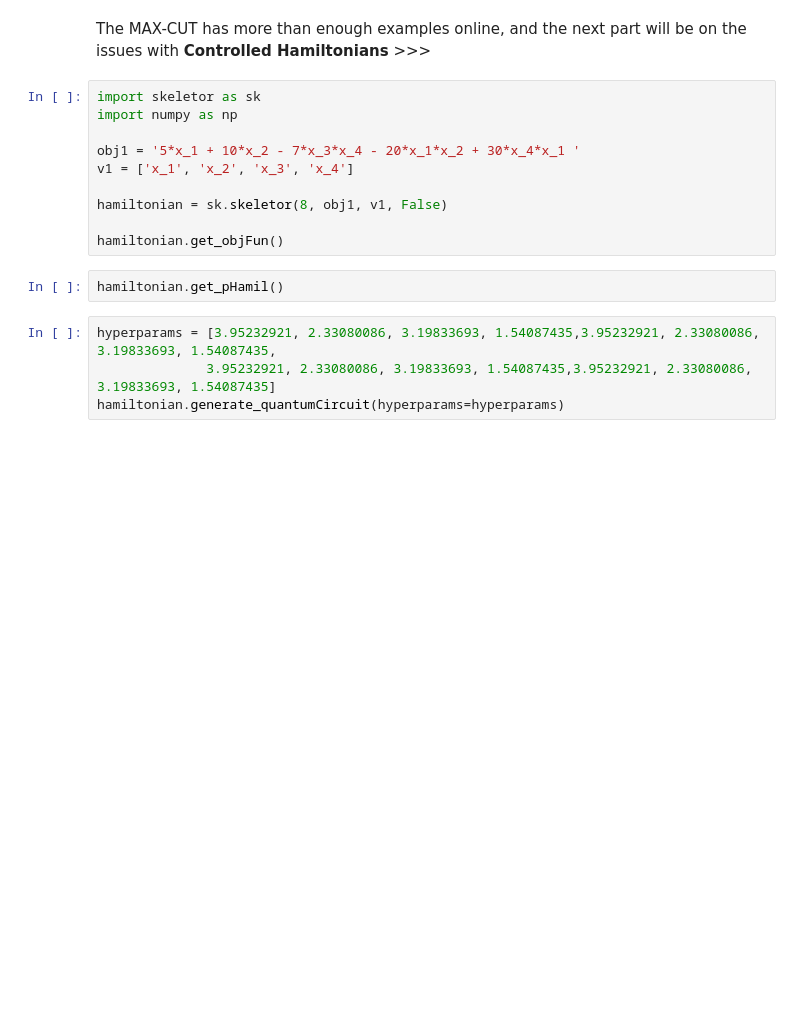
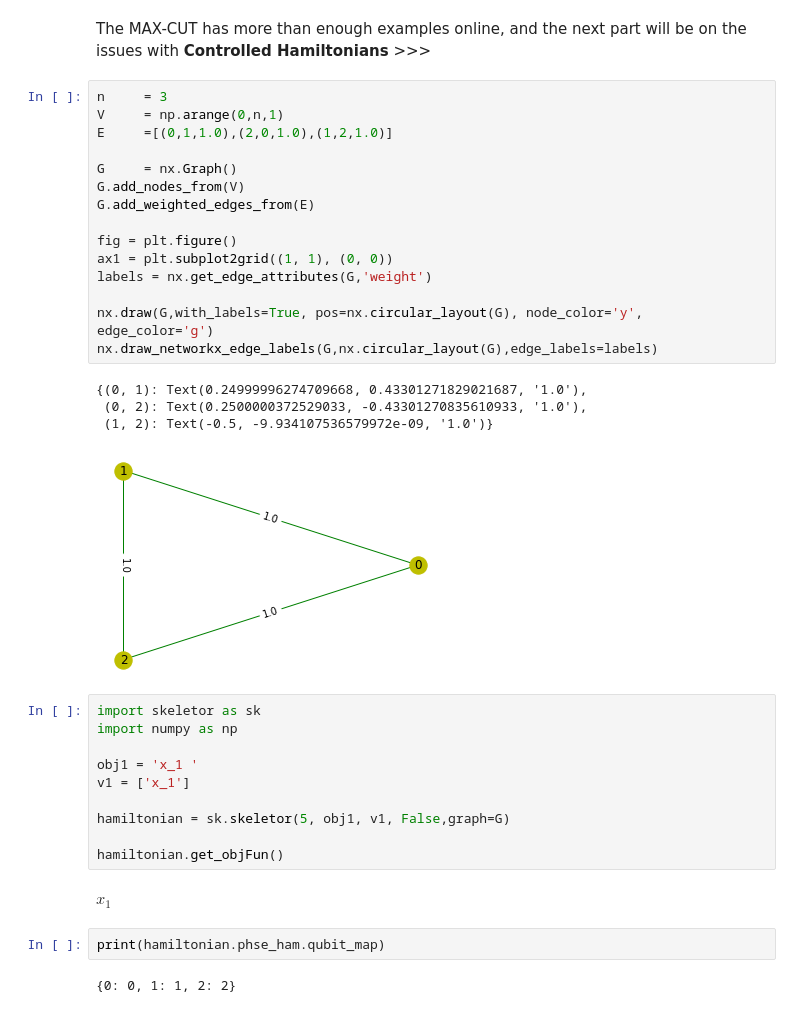
Before and after one commit to nus-comparch/hamiltonian_engine, a Jupyter notebook: Examples/2_PredefinedExamples_MAXCUT.ipynb, the cells around one changed output. Cells and saved outputs as stored; diff of their text form; blank space fills up the shorter version.

```diff
--- a/Examples/2_PredefinedExamples_MAXCUT.ipynb
+++ b/Examples/2_PredefinedExamples_MAXCUT.ipynb
@@ -189,18 +235,38 @@ plot_histogram(res.get_counts(),figsize = (30,20),bar_labels = False)
 # %% [markdown]
 The MAX-CUT has more than enough examples online, and the next part will be on the issues with **Controlled Hamiltonians** >>>
+# %%
+n     = 3
+V     = np.arange(0,n,1)
+E     =[(0,1,1.0),(2,0,1.0),(1,2,1.0)]
+
+G     = nx.Graph()
+G.add_nodes_from(V)
+G.add_weighted_edges_from(E)
+
+fig = plt.figure()
+ax1 = plt.subplot2grid((1, 1), (0, 0))
+labels = nx.get_edge_attributes(G,'weight')
+
+nx.draw(G,with_labels=True, pos=nx.circular_layout(G), node_color='y', edge_color='g')
+nx.draw_networkx_edge_labels(G,nx.circular_layout(G),edge_labels=labels)
+# %% [output]
+{(0, 1): Text(0.24999996274709668, 0.43301271829021687, '1.0'),
+ (0, 2): Text(0.2500000372529033, -0.43301270835610933, '1.0'),
+ (1, 2): Text(-0.5, -9.934107536579972e-09, '1.0')}
+[figure, added]
 # %%
 import skeletor as sk
 import numpy as np
 
-obj1 = '5*x_1 + 10*x_2 - 7*x_3*x_4 - 20*x_1*x_2 + 30*x_4*x_1 '
-v1 = ['x_1', 'x_2', 'x_3', 'x_4']
+obj1 = 'x_1 '
+v1 = ['x_1']
 
-hamiltonian = sk.skeletor(8, obj1, v1, False)
+hamiltonian = sk.skeletor(5, obj1, v1, False,graph=G)
 
 hamiltonian.get_objFun()
+# %% [output]
+$\displaystyle x_{1}$
-# %%
-hamiltonian.get_pHamil()
-# %%
-hyperparams = [3.95232921, 2.33080086, 3.19833693, 1.54087435,3.95232921, 2.33080086, 3.19833693, 1.54087435,
-              3.95232921, 2.33080086, 3.19833693, 1.54087435,3.95232921, 2.33080086, 3.19833693, 1.54087435]
-hamiltonian.generate_quantumCircuit(hyperparams=hyperparams)
+# %%
+print(hamiltonian.phse_ham.qubit_map)
+# %% [output]
+{0: 0, 1: 1, 2: 2}
```
Also changed, not shown: parts of 22 cells of this notebook, 5 other files.
